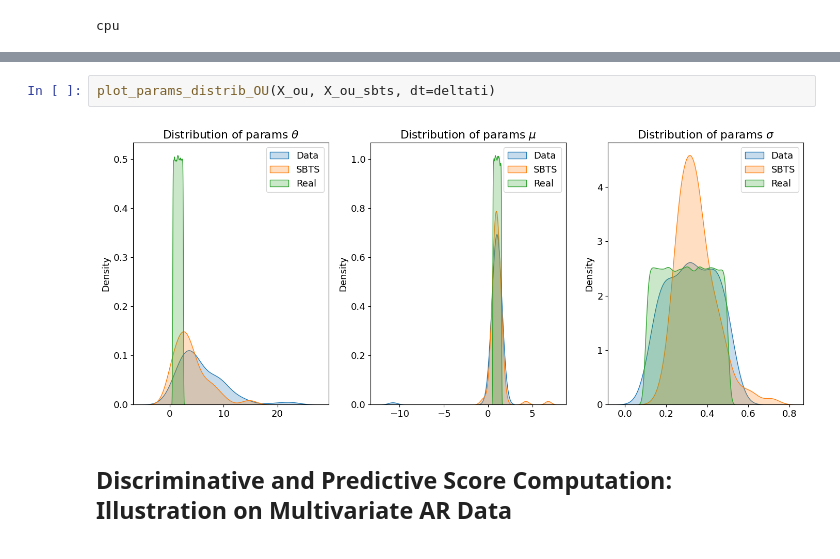
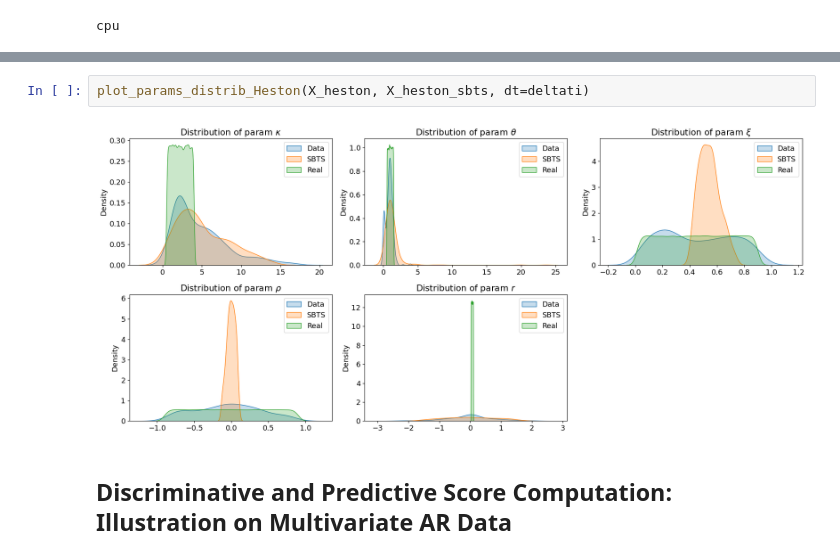
Before and after one commit to alexouadi/SBTS, a Jupyter notebook: experiments_demo.ipynb, the cells around one changed output, grey strips where cells are left out. Drawn from its saved outputs; the diff is of its cells as text.

```diff
--- a/experiments_demo.ipynb
+++ b/experiments_demo.ipynb
@@ -52,7 +57,7 @@ plot_sample(X_ou, X_ou_sbts, 1)
-# %%
-plot_params_distrib_OU(X_ou, X_ou_sbts, dt=deltati)
-# %% [output]
-[figure, removed]
+# %%
+plot_params_distrib_Heston(X_heston, X_heston_sbts, dt=deltati)
+# %% [output]
+[figure, added]
 # %% [markdown]
 ## Discriminative and Predictive Score Computation: Illustration on Multivariate AR Data
 # %%
```
Also changed, not shown: parts of 4 cells of this notebook.
